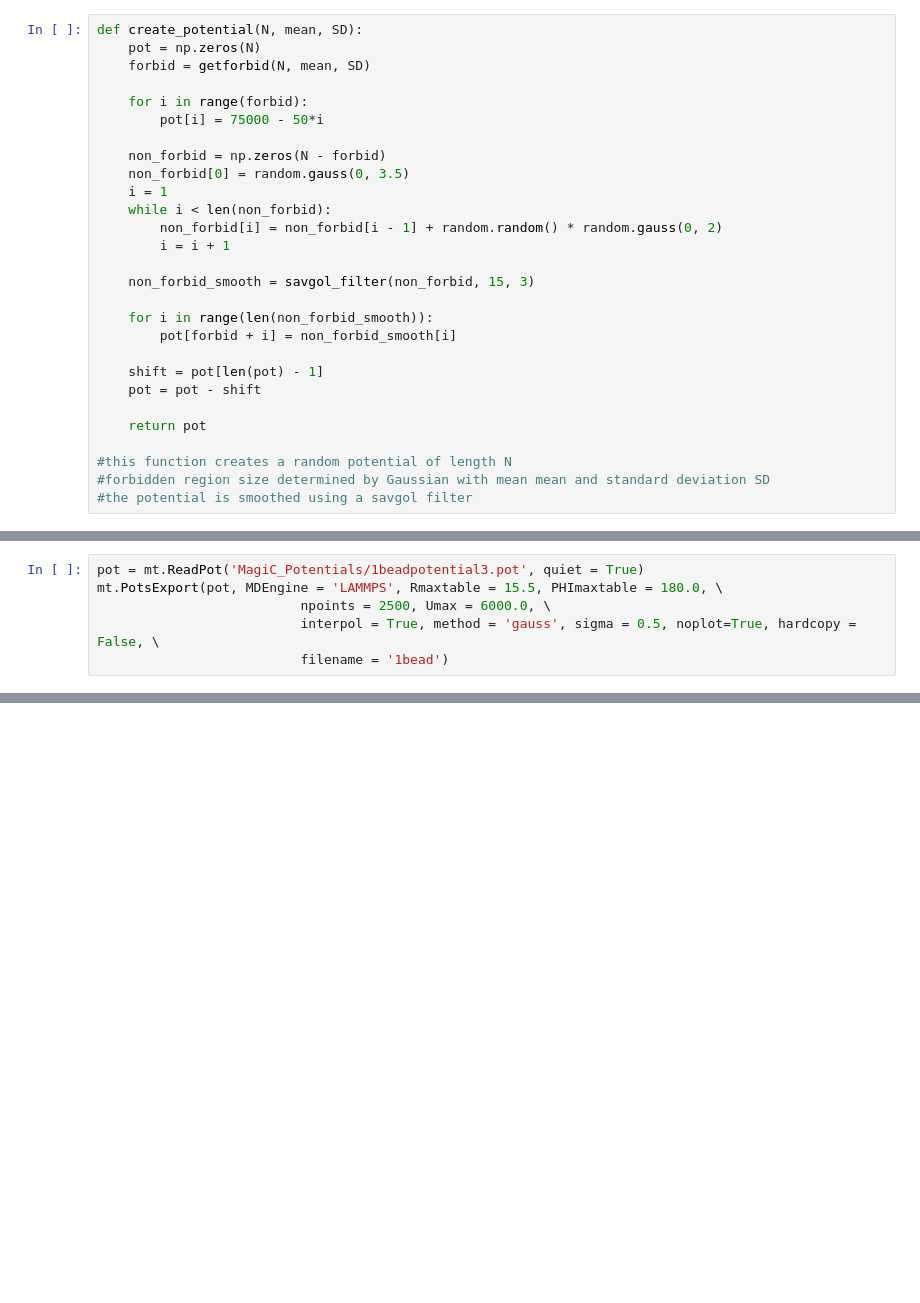
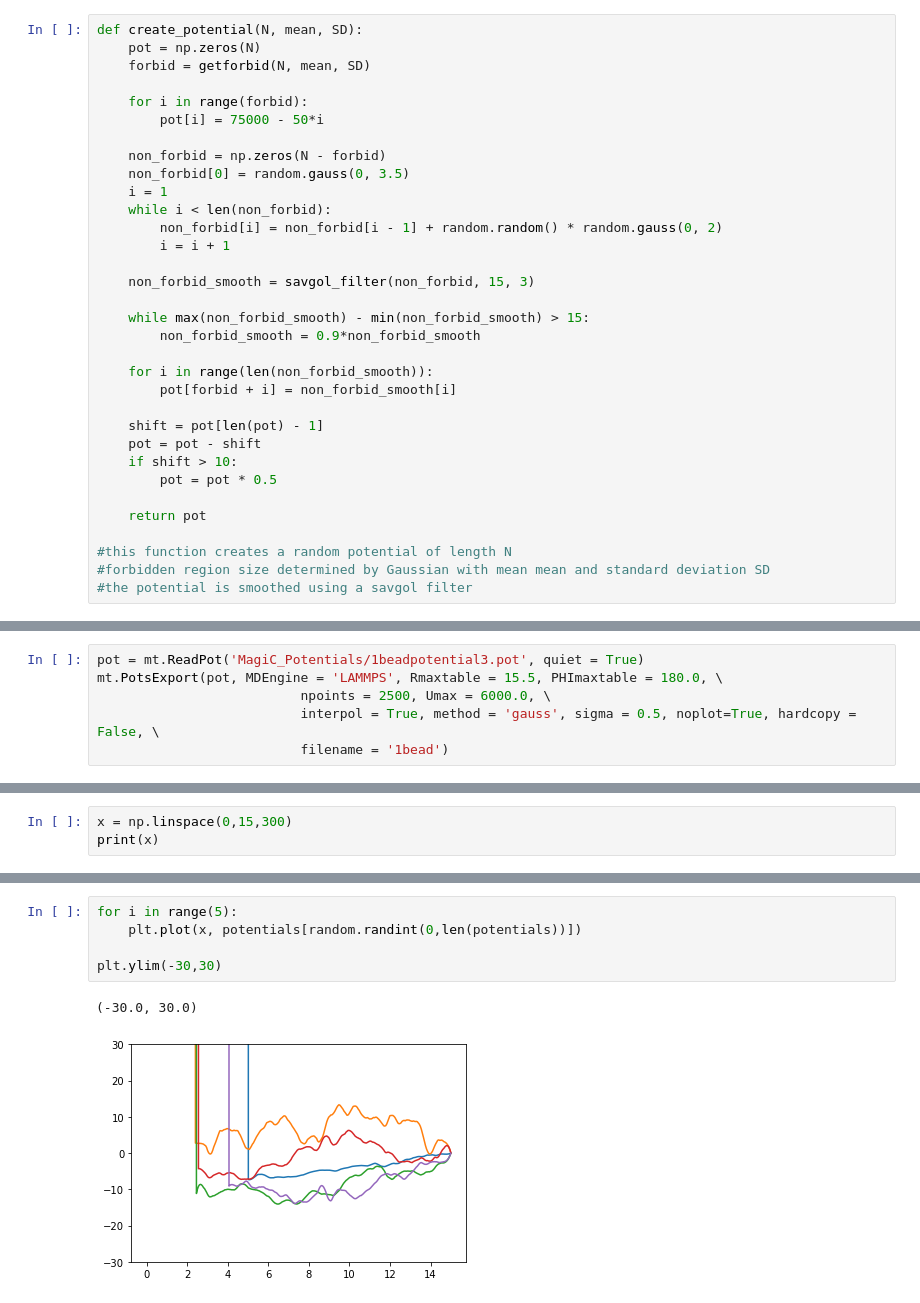
Before and after one commit to k-nolan-git/Summer_Project, a Jupyter notebook: Creating_Potentials.ipynb, the cells around one changed output, grey strips where cells are left out. Saved outputs shown, nothing was run; the diff lists cells and outputs as text; blank space fills up the shorter version.

Commit message:
changed potenital generation to reduce the range of individual potentials

```diff
--- a/Creating_Potentials.ipynb
+++ b/Creating_Potentials.ipynb
@@ -50,11 +50,16 @@ def create_potential(N, mean, SD):
 
     non_forbid_smooth = savgol_filter(non_forbid, 15, 3)
 
+    while max(non_forbid_smooth) - min(non_forbid_smooth) > 15:
+        non_forbid_smooth = 0.9*non_forbid_smooth
+
     for i in range(len(non_forbid_smooth)):
         pot[forbid + i] = non_forbid_smooth[i]
 
     shift = pot[len(pot) - 1]
     pot = pot - shift
+    if shift > 10:
+        pot = pot * 0.5
 
     return pot
 
@@ -160,0 +164,3 @@ mt.PotsExport(pot, MDEngine = 'LAMMPS', Rmaxtable = 15.5, PHImaxtable = 180.0, \
+# %%
+x = np.linspace(0,15,300)
+print(x)
@@ -160,0 +185,8 @@ mt.PotsExport(pot, MDEngine = 'LAMMPS', Rmaxtable = 15.5, PHImaxtable = 180.0, \
+# %%
+for i in range(5):
+    plt.plot(x, potentials[random.randint(0,len(potentials))])
+
+plt.ylim(-30,30)
+# %% [output]
+(-30.0, 30.0)
+[figure, added]
```
Also changed, not shown: parts of 2 cells of this notebook.
